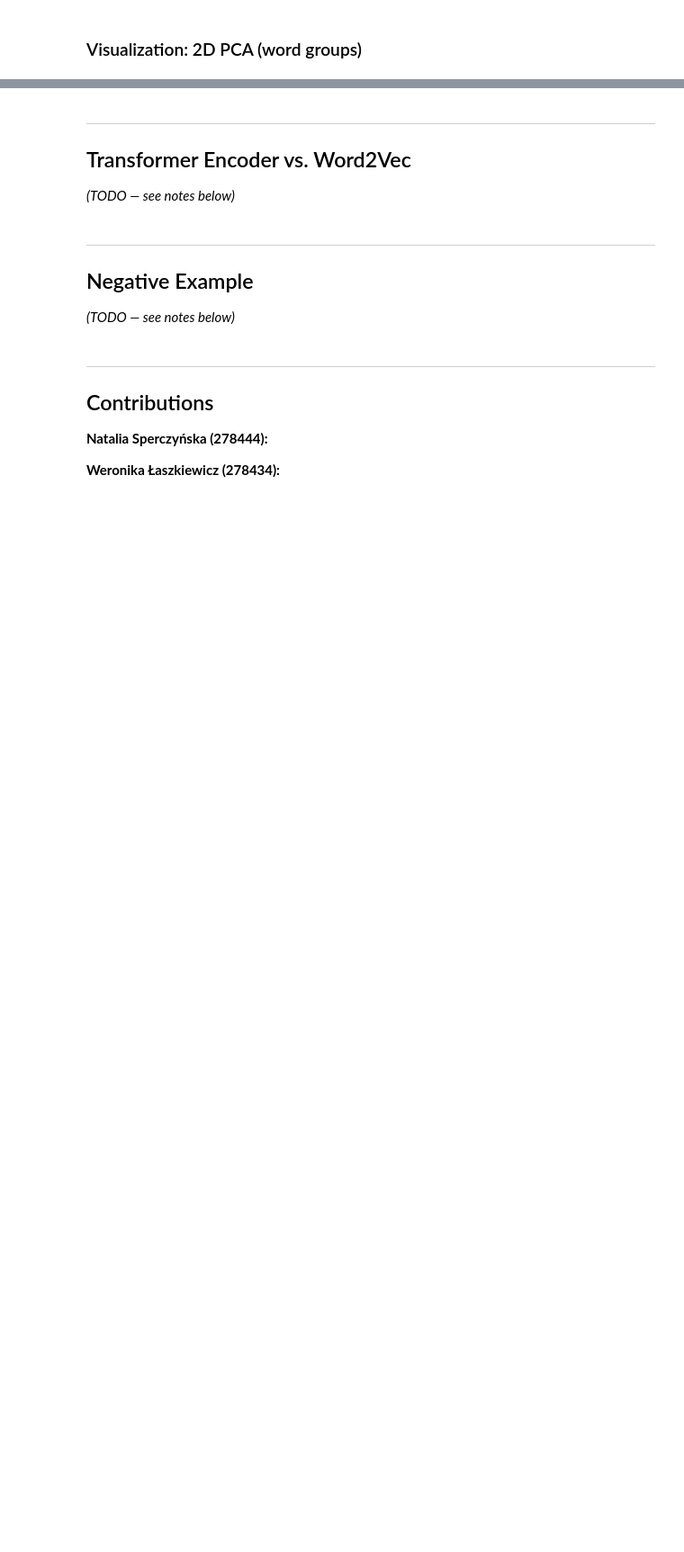
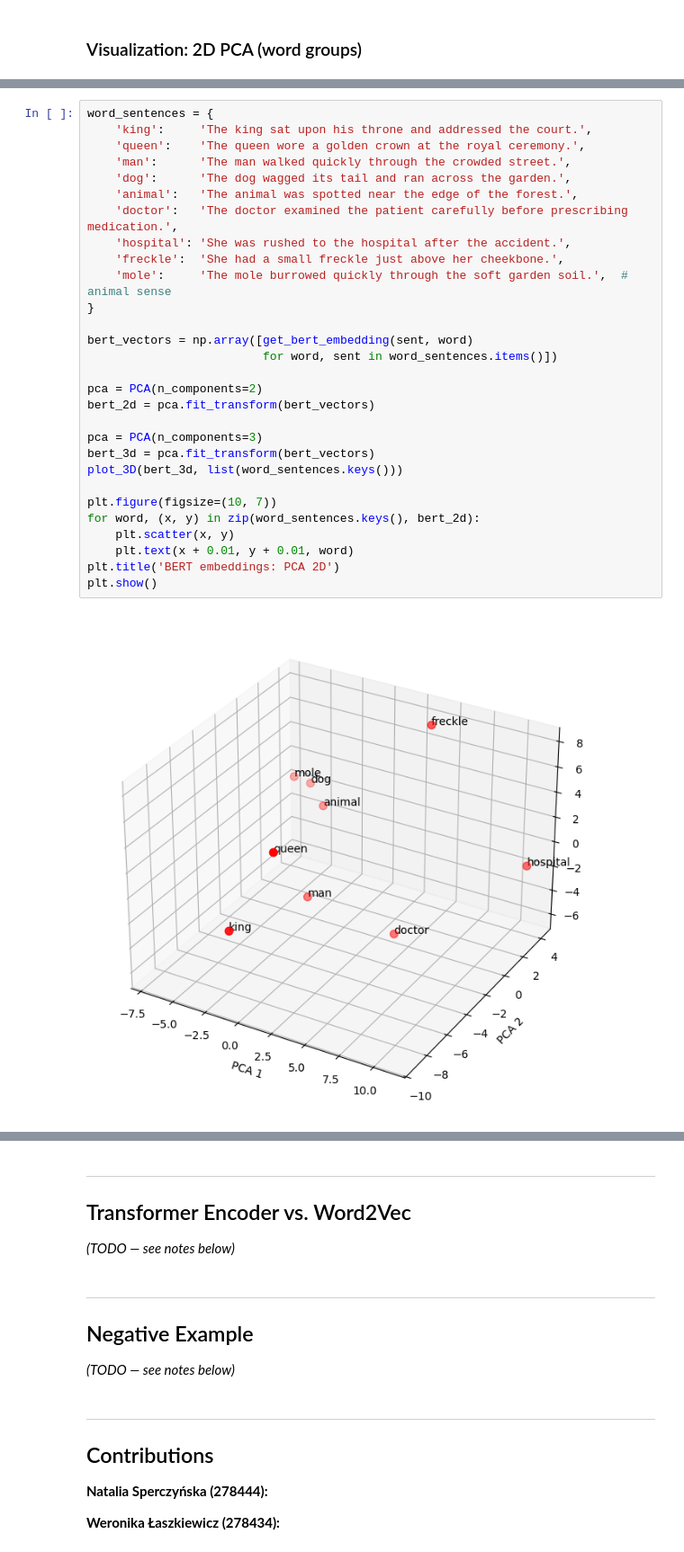
Before and after one commit to wlaszkiewicz/transformers-vs-word2vec, a Jupyter notebook: transformers_vs_word2vec.ipynb, the cells around one changed output, grey strips where cells are left out. Shown at 90% size. Drawn from its saved outputs; the diff is of its cells as text; blank space fills up the shorter version.

```diff
--- a/transformers_vs_word2vec.ipynb
+++ b/transformers_vs_word2vec.ipynb
@@ -161,0 +212,31 @@ plt.show()
+# %%
+word_sentences = {
+    'king':     'The king sat upon his throne and addressed the court.',
+    'queen':    'The queen wore a golden crown at the royal ceremony.',
+    'man':      'The man walked quickly through the crowded street.',
+    'dog':      'The dog wagged its tail and ran across the garden.',
+    'animal':   'The animal was spotted near the edge of the forest.',
+    'doctor':   'The doctor examined the patient carefully before prescribing medication.',
+    'hospital': 'She was rushed to the hospital after the accident.',
+    'freckle':  'She had a small freckle just above her cheekbone.',
+    'mole':     'The mole burrowed quickly through the soft garden soil.',  # animal sense
+}
+
+bert_vectors = np.array([get_bert_embedding(sent, word)
+                         for word, sent in word_sentences.items()])
+
+pca = PCA(n_components=2)
+bert_2d = pca.fit_transform(bert_vectors)
+
+pca = PCA(n_components=3)
+bert_3d = pca.fit_transform(bert_vectors)
+plot_3D(bert_3d, list(word_sentences.keys()))
+
+plt.figure(figsize=(10, 7))
+for word, (x, y) in zip(word_sentences.keys(), bert_2d):
+    plt.scatter(x, y)
+    plt.text(x + 0.01, y + 0.01, word)
+plt.title('BERT embeddings: PCA 2D')
+plt.show()
+# %% [output]
+[figure, added]
```
Also changed, not shown: parts of 8 cells of this notebook.
